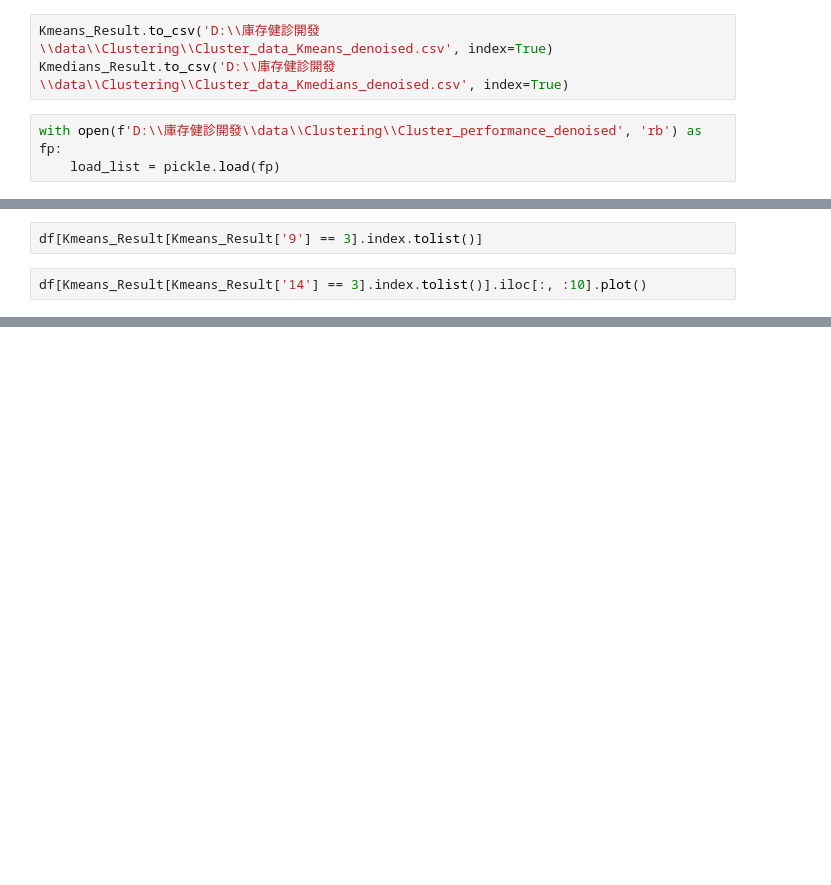
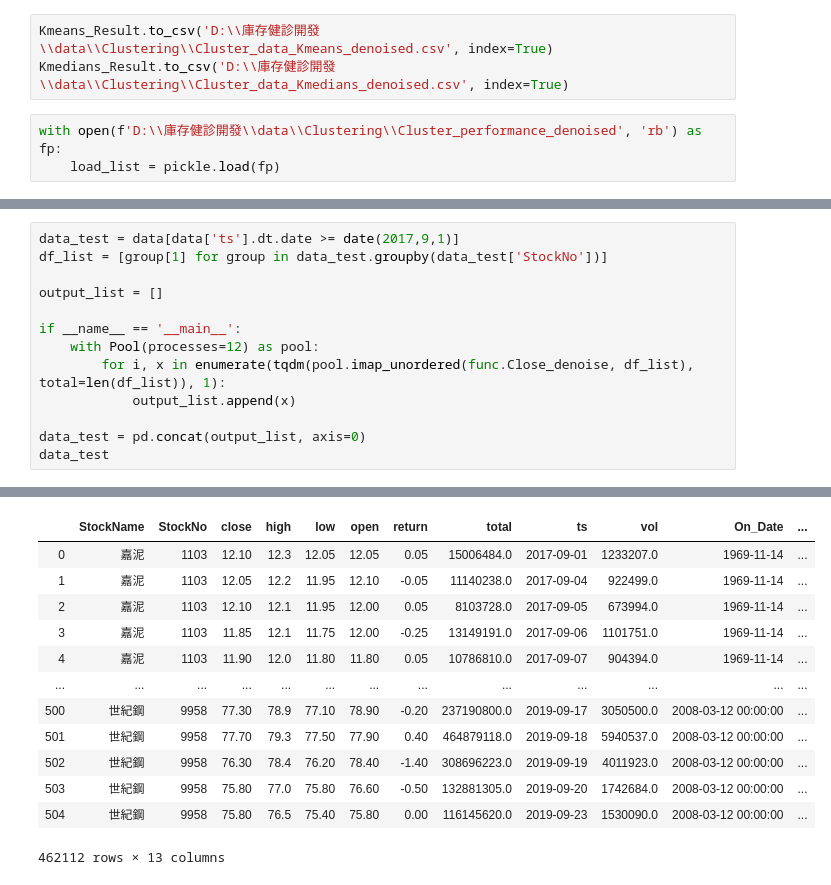
Before and after one commit to datateams0982/Inventory_Check, a Jupyter notebook: Cluster/Cluster.ipynb, the cells around one changed output, grey strips where cells are left out. Cells and saved outputs as stored; diff of their text form; blank space fills up the shorter version.

```diff
--- a/Cluster/Cluster.ipynb
+++ b/Cluster/Cluster.ipynb
@@ -158,4 +261,14 @@ df = pd.read_csv('D:\\庫存健診開發\\data\\Clustering\\Stock_denoised.csv')
-# %%
-df[Kmeans_Result[Kmeans_Result['9'] == 3].index.tolist()]
-# %%
-df[Kmeans_Result[Kmeans_Result['14'] == 3].index.tolist()].iloc[:, :10].plot()
+# %%
+data_test = data[data['ts'].dt.date >= date(2017,9,1)]
+df_list = [group[1] for group in data_test.groupby(data_test['StockNo'])]
+
+output_list = []
+
+if __name__ == '__main__':
+    with Pool(processes=12) as pool:
+        for i, x in enumerate(tqdm(pool.imap_unordered(func.Close_denoise, df_list), total=len(df_list)), 1):
+            output_list.append(x)
+
+data_test = pd.concat(output_list, axis=0)
+data_test
+# %% [output]
@@ -161,0 +276,13 @@ df[Kmeans_Result[Kmeans_Result['14'] == 3].index.tolist()].iloc[:, :10].plot()
+|  | StockName | StockNo | close | high | low | open | return | total | ts | vol | On_Date | ... |
+| 0 | 嘉泥 | 1103 | 12.10 | 12.3 | 12.05 | 12.05 | 0.05 | 15006484.0 | 2017-09-01 | 1233207.0 | 1969-11-14 | ... |
+| 1 | 嘉泥 | 1103 | 12.05 | 12.2 | 11.95 | 12.10 | -0.05 | 11140238.0 | 2017-09-04 | 922499.0 | 1969-11-14 | ... |
+| 2 | 嘉泥 | 1103 | 12.10 | 12.1 | 11.95 | 12.00 | 0.05 | 8103728.0 | 2017-09-05 | 673994.0 | 1969-11-14 | ... |
+| 3 | 嘉泥 | 1103 | 11.85 | 12.1 | 11.75 | 12.00 | -0.25 | 13149191.0 | 2017-09-06 | 1101751.0 | 1969-11-14 | ... |
+| 4 | 嘉泥 | 1103 | 11.90 | 12.0 | 11.80 | 11.80 | 0.05 | 10786810.0 | 2017-09-07 | 904394.0 | 1969-11-14 | ... |
+| ... | ... | ... | ... | ... | ... | ... | ... | ... | ... | ... | ... | ... |
+| 500 | 世紀鋼 | 9958 | 77.30 | 78.9 | 77.10 | 78.90 | -0.20 | 237190800.0 | 2019-09-17 | 3050500.0 | 2008-03-12 00:00:00 | ... |
+| 501 | 世紀鋼 | 9958 | 77.70 | 79.3 | 77.50 | 77.90 | 0.40 | 464879118.0 | 2019-09-18 | 5940537.0 | 2008-03-12 00:00:00 | ... |
+| 502 | 世紀鋼 | 9958 | 76.30 | 78.4 | 76.20 | 78.40 | -1.40 | 308696223.0 | 2019-09-19 | 4011923.0 | 2008-03-12 00:00:00 | ... |
+| 503 | 世紀鋼 | 9958 | 75.80 | 77.0 | 75.80 | 76.60 | -0.50 | 132881305.0 | 2019-09-20 | 1742684.0 | 2008-03-12 00:00:00 | ... |
+| 504 | 世紀鋼 | 9958 | 75.80 | 76.5 | 75.40 | 75.80 | 0.00 | 116145620.0 | 2019-09-23 | 1530090.0 | 2008-03-12 00:00:00 | ... |
+462112 rows × 13 columns
```
Also changed, not shown: parts of 20 cells of this notebook, 9 other files.
